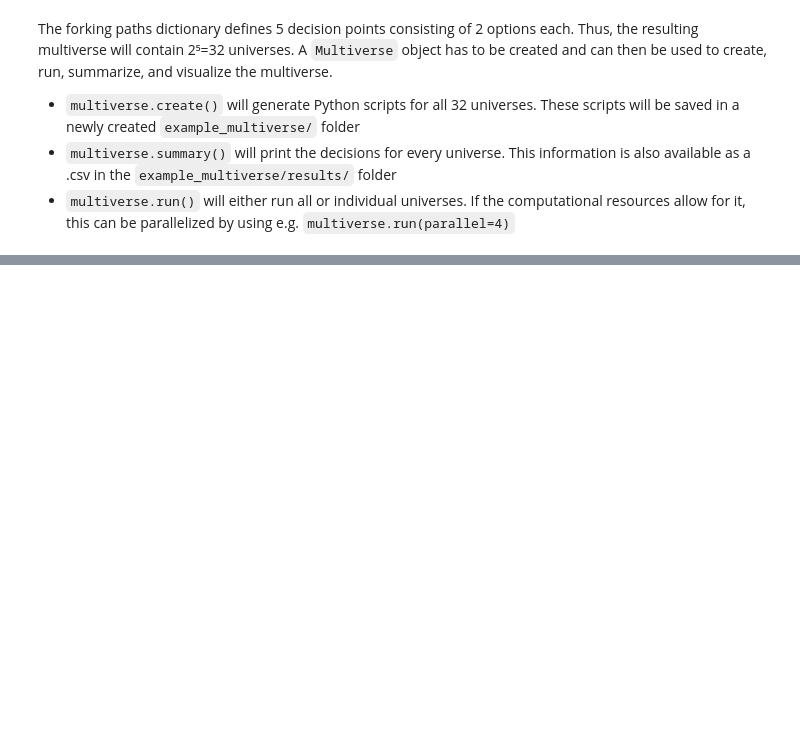
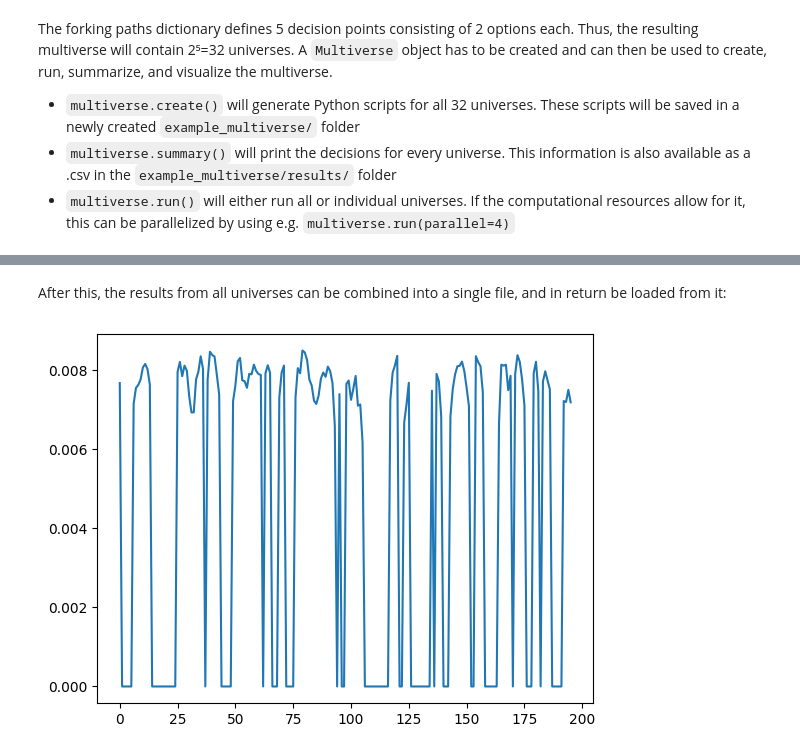
Before and after one commit to mibur1/comet, a Jupyter notebook: tutorials/example_multiverse.ipynb, the cells around one changed output, grey strips where cells are left out. Drawn from its saved outputs; the diff is of its cells as text; code cells hidden in the pictures; blank space fills up the shorter version.

```diff
--- a/tutorials/example_multiverse.ipynb
+++ b/tutorials/example_multiverse.ipynb
@@ -120,0 +127,10 @@ Calculating LeiDA, please wait...
+# %% [markdown]
+After this, the results from all universes can be combined into a single file, and in return be loaded from it:
+# %%
+multiverse.combine_results()
+results = multiverse.get_results()
+
+from matplotlib import pyplot as plt
+plt.plot(results["universe_1"]["graph_measure"][:, 0]); # Nodal efficiency for the first ROI in universe 1
+# %% [output]
+[figure, added]
```
Also changed, not shown: parts of 5 cells of this notebook, 8 other files.
